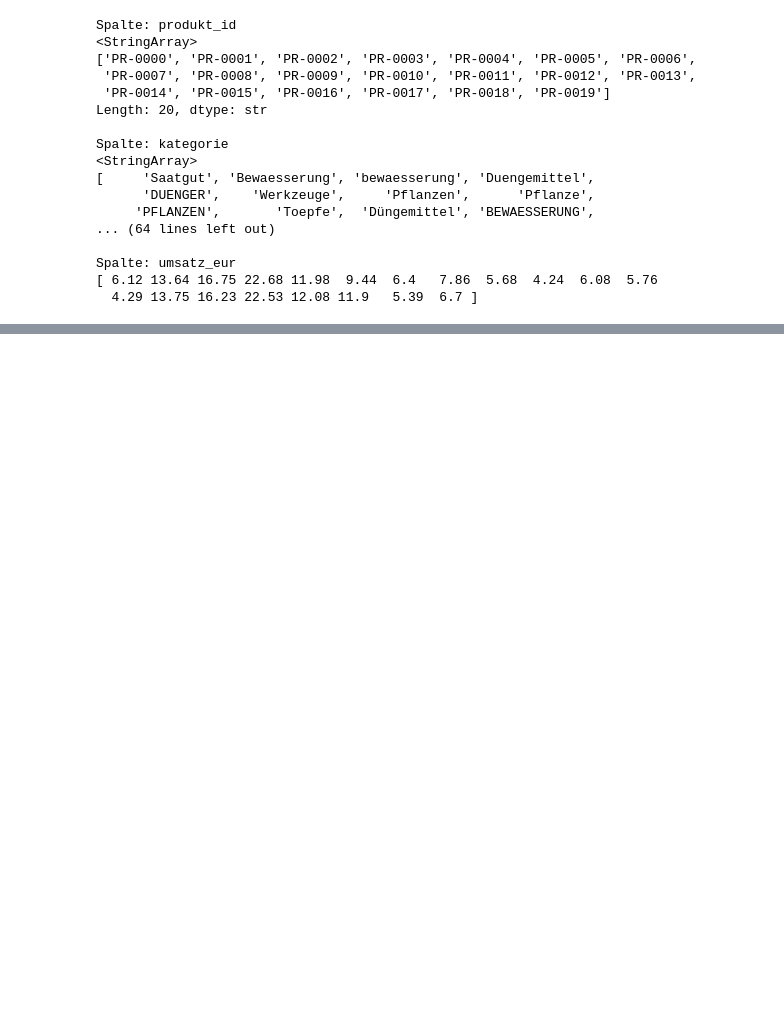
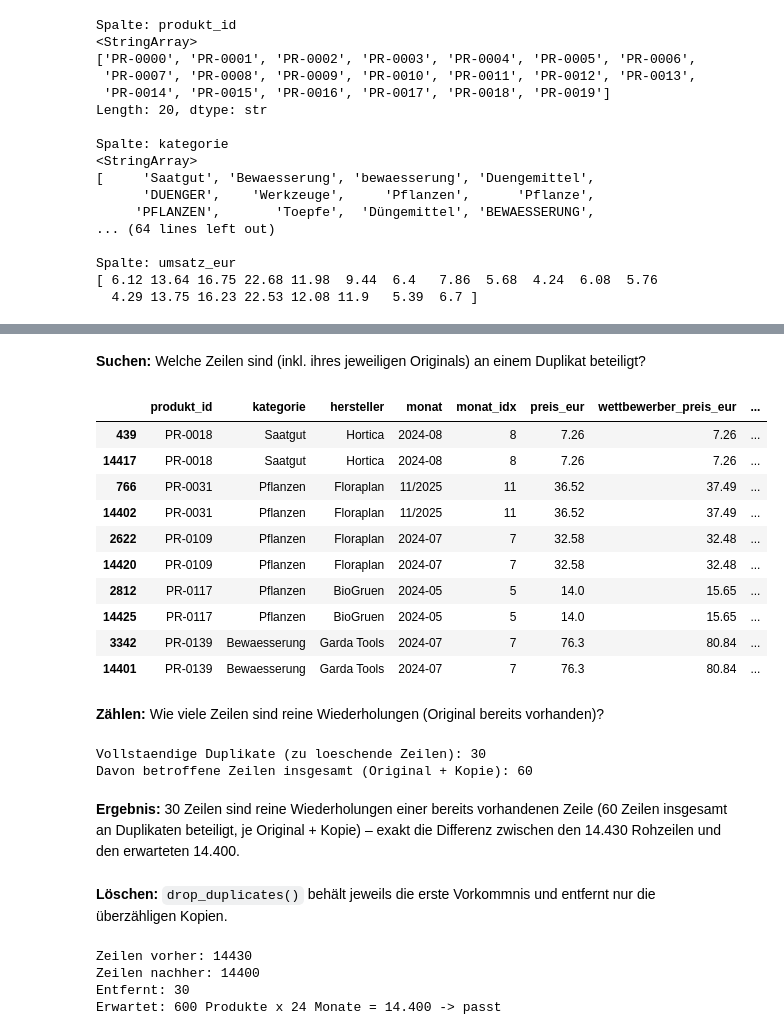
Before and after one commit to LarsPetschke/Umsatzprognose_GreenGarten_Versandhandel_GmbH, a Jupyter notebook: Umsatzprognose_GreenGarten_Versandhandel_GmbH/src/data_management.ipynb, the cells around one changed output, grey strips where cells are left out. Saved outputs shown, nothing was run; the diff lists cells and outputs as text; code cells hidden in the pictures; blank space fills up the shorter version.

```diff
--- a/Umsatzprognose_GreenGarten_Versandhandel_GmbH/src/data_management.ipynb
+++ b/Umsatzprognose_GreenGarten_Versandhandel_GmbH/src/data_management.ipynb
@@ -626,0 +336,47 @@ inklusive Wertebereichen befindet sich in `reports/Datenbeschreibung.md`.
+# %% [markdown]
+**Suchen:** Welche Zeilen sind (inkl. ihres jeweiligen Originals) an einem Duplikat beteiligt?
+# %%
+duplikat_zeilen = df_verkaufe_clean[df_verkaufe_clean.duplicated(keep=False)]
+duplikat_zeilen.sort_values(["produkt_id", "monat"]).head(10)
+# %% [output]
+|  | produkt_id | kategorie | hersteller | monat | monat_idx | preis_eur | wettbewerber_preis_eur | ... |
+| 439 | PR-0018 | Saatgut | Hortica | 2024-08 | 8 | 7.26 | 7.26 | ... |
+| 14417 | PR-0018 | Saatgut | Hortica | 2024-08 | 8 | 7.26 | 7.26 | ... |
+| 766 | PR-0031 | Pflanzen | Floraplan | 11/2025 | 11 | 36.52 | 37.49 | ... |
+| 14402 | PR-0031 | Pflanzen | Floraplan | 11/2025 | 11 | 36.52 | 37.49 | ... |
+| 2622 | PR-0109 | Pflanzen | Floraplan | 2024-07 | 7 | 32.58 | 32.48 | ... |
+| 14420 | PR-0109 | Pflanzen | Floraplan | 2024-07 | 7 | 32.58 | 32.48 | ... |
+| 2812 | PR-0117 | Pflanzen | BioGruen | 2024-05 | 5 | 14.0 | 15.65 | ... |
+| 14425 | PR-0117 | Pflanzen | BioGruen | 2024-05 | 5 | 14.0 | 15.65 | ... |
+| 3342 | PR-0139 | Bewaesserung | Garda Tools | 2024-07 | 7 | 76.3 | 80.84 | ... |
+| 14401 | PR-0139 | Bewaesserung | Garda Tools | 2024-07 | 7 | 76.3 | 80.84 | ... |
+# %% [markdown]
+**Zählen:** Wie viele Zeilen sind reine Wiederholungen (Original bereits vorhanden)?
+# %%
+anzahl_duplikate = df_verkaufe_clean.duplicated().sum()
+print(f"Vollstaendige Duplikate (zu loeschende Zeilen): {anzahl_duplikate}")
+print(f"Davon betroffene Zeilen insgesamt (Original + Kopie): {len(duplikat_zeilen)}")
+# %% [output]
+Vollstaendige Duplikate (zu loeschende Zeilen): 30
+Davon betroffene Zeilen insgesamt (Original + Kopie): 60
+# %% [markdown]
+**Ergebnis:** 30 Zeilen sind reine Wiederholungen einer bereits
+vorhandenen Zeile (60 Zeilen insgesamt an Duplikaten beteiligt, je
+Original + Kopie) – exakt die Differenz zwischen den 14.430 Rohzeilen
+und den erwarteten 14.400.
+# %% [markdown]
+**Löschen:** `drop_duplicates()` behält jeweils die erste Vorkommnis und entfernt nur die überzähligen Kopien.
+# %%
+vorher = len(df_verkaufe_clean)
+df_verkaufe_clean = df_verkaufe_clean.drop_duplicates()
+nachher = len(df_verkaufe_clean)
+
+print(f"Zeilen vorher: {vorher}")
+print(f"Zeilen nachher: {nachher}")
+print(f"Entfernt: {vorher - nachher}")
+print(f"Erwartet: 600 Produkte x 24 Monate = 14.400 -> {'passt' if nachher == 14_400 else 'passt NICHT'}")
+# %% [output]
+Zeilen vorher: 14430
+Zeilen nachher: 14400
+Entfernt: 30
+Erwartet: 600 Produkte x 24 Monate = 14.400 -> passt
```
Also changed, not shown: parts of 178 cells of this notebook, 1 other file.
